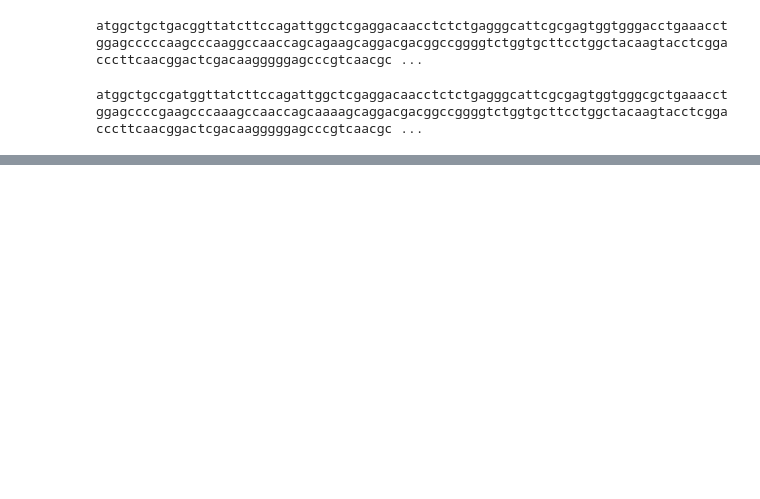
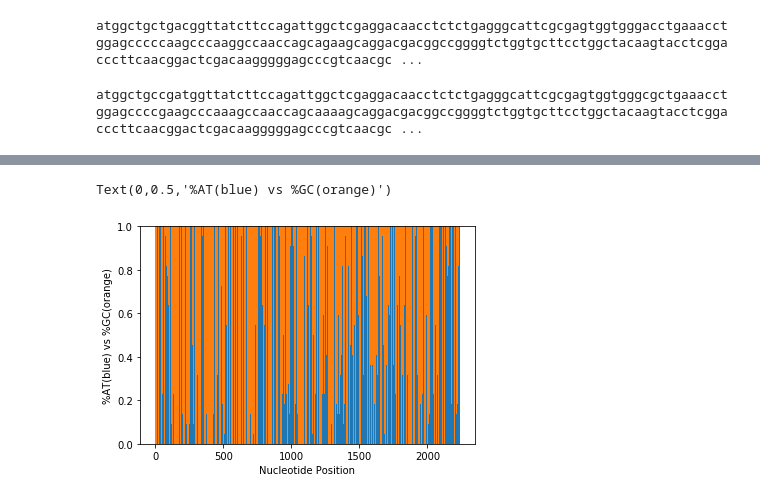
Before and after one commit to hverdonk/BioE131, a Jupyter notebook: Verdonk Lab 2.ipynb, the cells around one changed output, grey strips where cells are left out. Cells and saved outputs as stored; diff of their text form; code cells hidden in the pictures; blank space fills up the shorter version.

```diff
--- a/Verdonk Lab 2.ipynb
+++ b/Verdonk Lab 2.ipynb
@@ -28,0 +114,9 @@ atggctgccgatggttatcttccagattggctcgaggacaacctctctgagggcattcgcgagtggtgggcgctgaaacc
+# %%
+#Bottom Cluster
+atbottom_out = plt.bar(pos_list, pat_bottom, 1)
+gcbottom_out = plt.bar(pos_list, pgc_bottom, 1, bottom=pat_bottom)
+plt.xlabel("Nucleotide Position")
+plt.ylabel("%AT(blue) vs %GC(orange)")
+# %% [output]
+Text(0,0.5,'%AT(blue) vs %GC(orange)')
+[figure, added]
```
Also changed, not shown: parts of 9 cells of this notebook.
